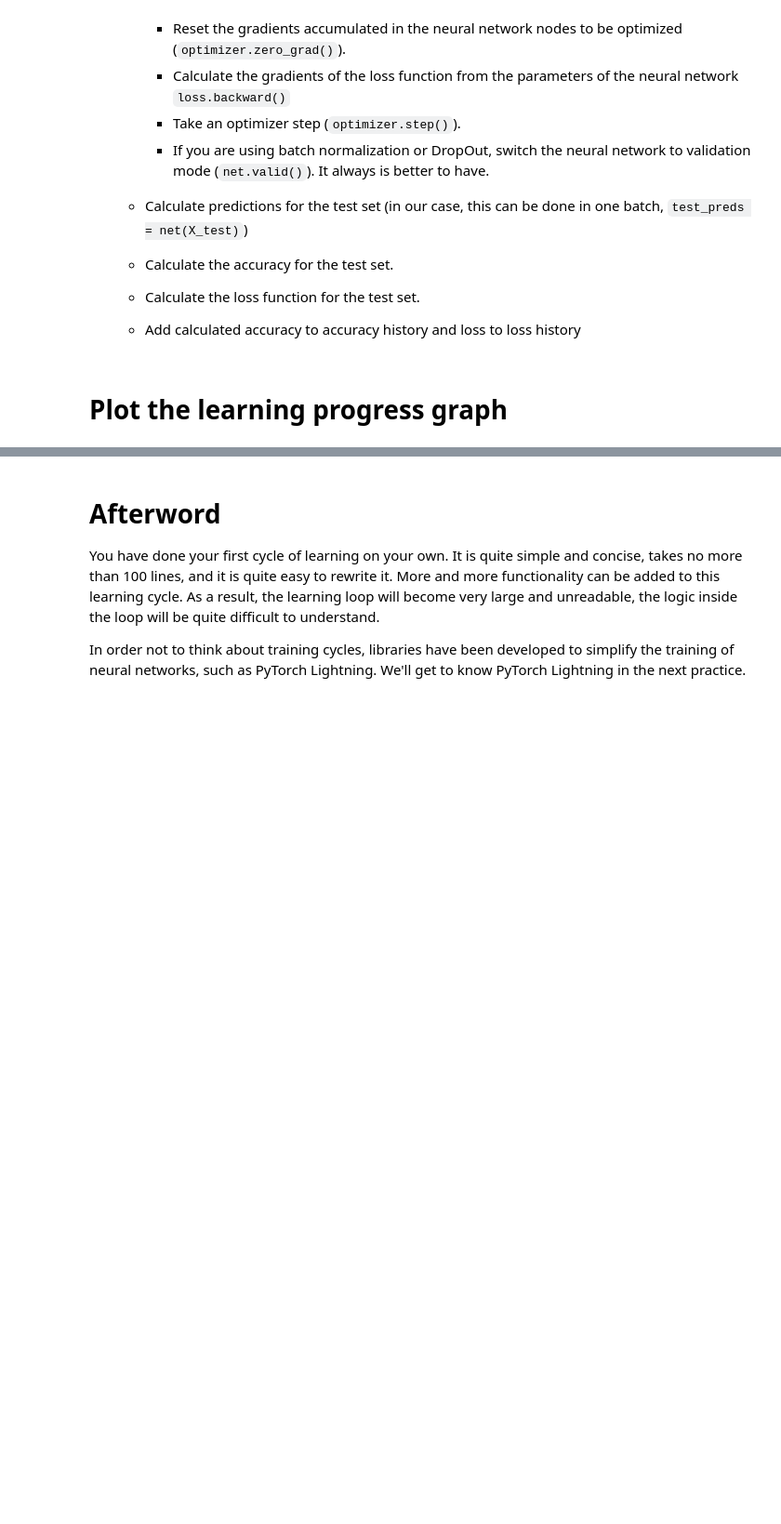
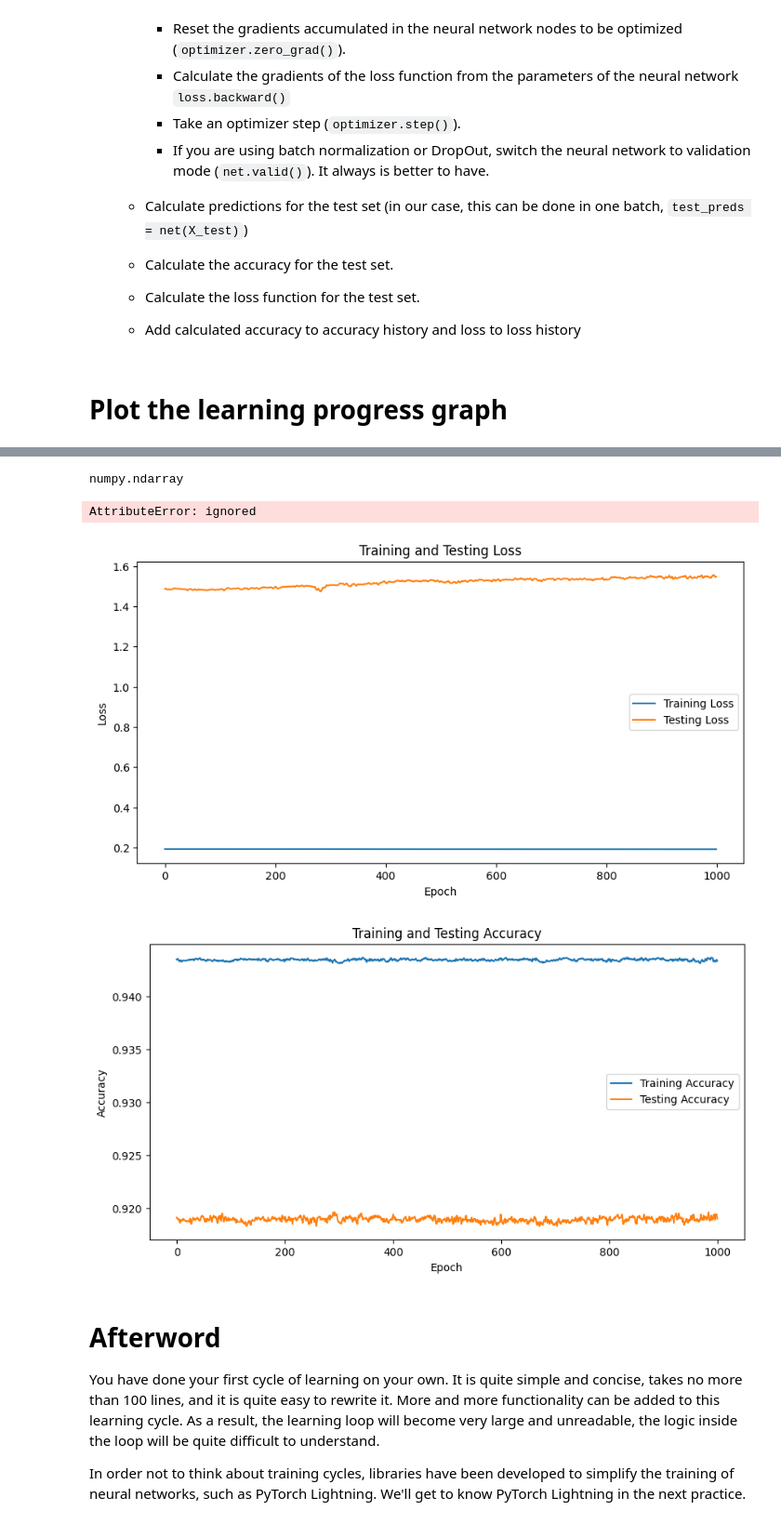
Before and after one commit to mohammadsanaee/introToDeepLearning, a Jupyter notebook: 2_MNIST_Fully_Connected_TASK.ipynb, the cells around one changed output, grey strips where cells are left out. Shown at 93% size. Saved outputs shown, nothing was run; the diff lists cells and outputs as text; code cells hidden in the pictures; blank space fills up the shorter version.

```diff
--- a/2_MNIST_Fully_Connected_TASK.ipynb
+++ b/2_MNIST_Fully_Connected_TASK.ipynb
@@ -126,8 +143,14 @@ class MNISTNet(torch.nn.Module):
+# %%
+
+X_train = X_train.to(device)
+y_train = y_train.to(device)
+X_test = X_test.to(device)
+y_test = y_test.to(device)
 # %% [markdown]
 # Check that everything is correct
 # %%
-mnist_net = MNISTNet(100)
-res = mnist_net(torch.zeros(10, 28*28))
+mnist_net = MNISTNet([28*28,50,50,10]).to(device)
+res = mnist_net.forward(torch.zeros(10, 28,28))
 assert res.shape[0] == 10
 print(res.shape, '<- shape of predictions')
 # %% [output]
@@ -146,3 +166,6 @@ optimizer = ... ## YOUR CODE HERE
+# %%
+loss = torch.nn.CrossEntropyLoss()
+optimizer = torch.optim.Adam(mnist_net.parameters())
 # %% [markdown]
 # Let's build the learning process
 
@@ -201,3 +250,36 @@ plt.plot(test_accuracy_history)
+# %%
+type(train_accuracy_history)
+# %% [output]
+numpy.ndarray
+# %%
+
+train_loss_history = np.array([loss_item.cpu().detach().numpy() for loss_item in train_loss_history])
+train_accuracy_history = np.array([accuracy_item.cpu().detach().numpy() for accuracy_item in train_accuracy_history])
+test_loss_history = np.array([loss_item.cpu().detach().numpy() for loss_item in test_loss_history])
+test_accuracy_history = np.array([accuracy_item.cpu().detach().numpy() for accuracy_item in test_accuracy_history])
+# %% [output]
+AttributeError: ignored
+# %%
+plt.figure(figsize=(10, 5))
+plt.plot(train_loss_history, label='Training Loss')
+plt.plot(test_loss_history, label='Testing Loss')
+plt.xlabel('Epoch')
+plt.ylabel('Loss')
+plt.legend()
+plt.title('Training and Testing Loss')
+plt.show()
+
+plt.figure(figsize=(10, 5))
+plt.plot(train_accuracy_history, label='Training Accuracy')
+plt.plot(test_accuracy_history, label='Testing Accuracy')
+plt.xlabel('Epoch')
+plt.ylabel('Accuracy')
+plt.legend()
+plt.title('Training and Testing Accuracy')
+plt.show()
+# %% [output]
+[figure, added]
+[figure, added]
 # %% [markdown]
 # Afterword
 
```
Also changed, not shown: parts of 12 cells of this notebook.
